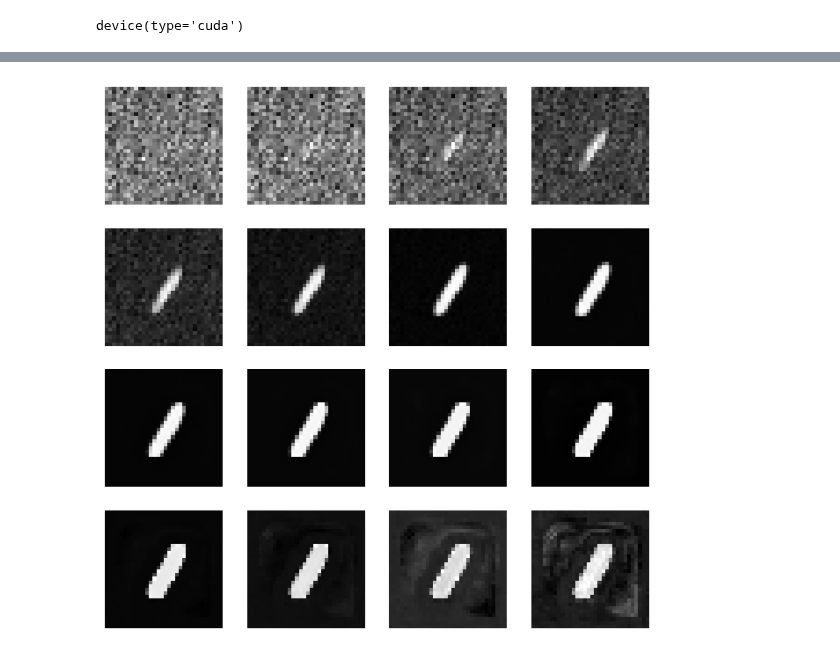
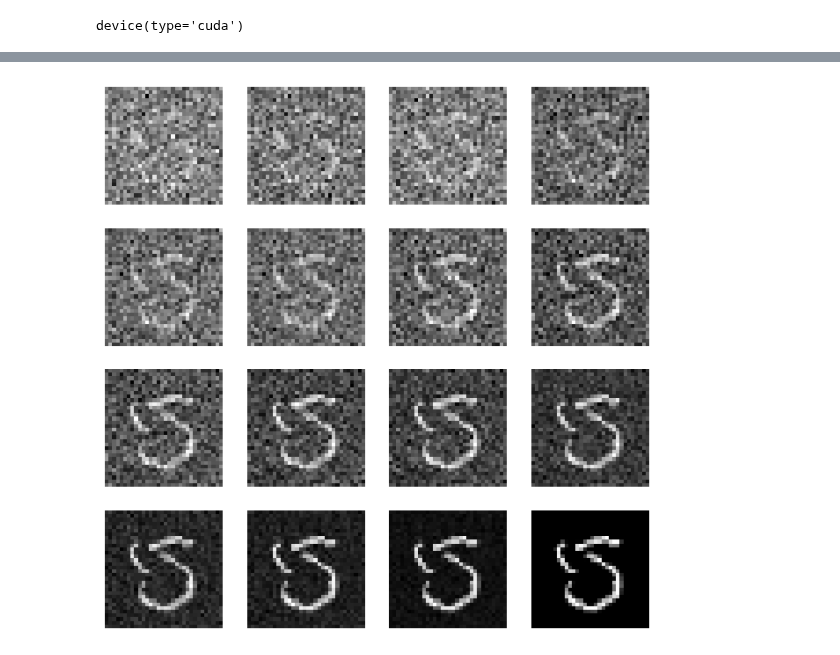
Before and after one commit to joeagriffith/ml-learning, a Jupyter notebook: Deep_Learning/Diffusion/MNIST_pred_noise/run.ipynb, the cells around one changed output, grey strips where cells are left out. Saved outputs shown, nothing was run; the diff lists cells and outputs as text; code cells hidden in the pictures.

```diff
--- a/Deep_Learning/Diffusion/MNIST_pred_noise/run.ipynb
+++ b/Deep_Learning/Diffusion/MNIST_pred_noise/run.ipynb
@@ -162,17 +145,5 @@ model.sample()
-# %%
-def sample_steps(model, timesteps=16):
-    xs = []
-    x = torch.randn((1, 1, 32, 32)).to(device)
-
-    with torch.no_grad():
-        for t in trange(timesteps):
-            noise = model.forward(x, torch.full([1, 1], t, dtype=torch.float32, device=device))
-            x = x - noise
-
-            xs.append(x)
-
-    showExamples(xs)
-
-sample_steps(model, timesteps=16)
-# %% [output]
-[figure, removed]
+# %%
+samples = model.sample_steps(15)[4:]
+showExamples(samples)
+# %% [output]
+[figure, added]
```
Also changed, not shown: parts of 11 cells of this notebook, 2 other files.
